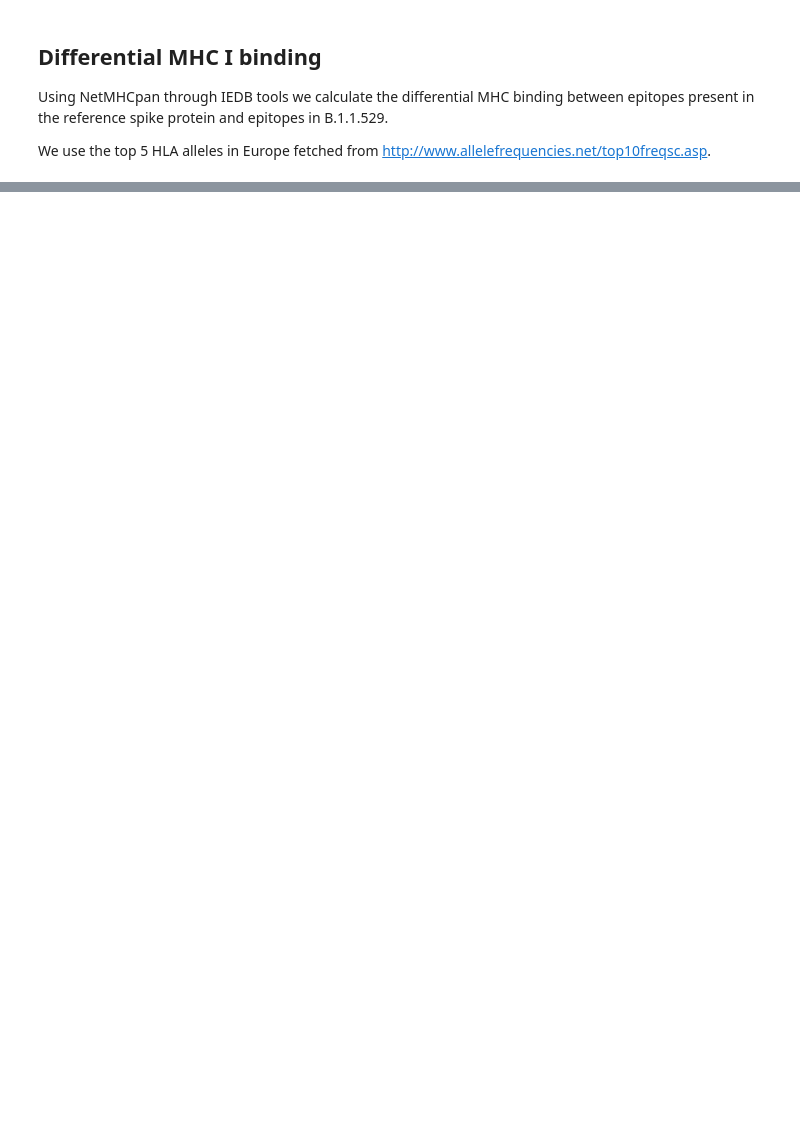
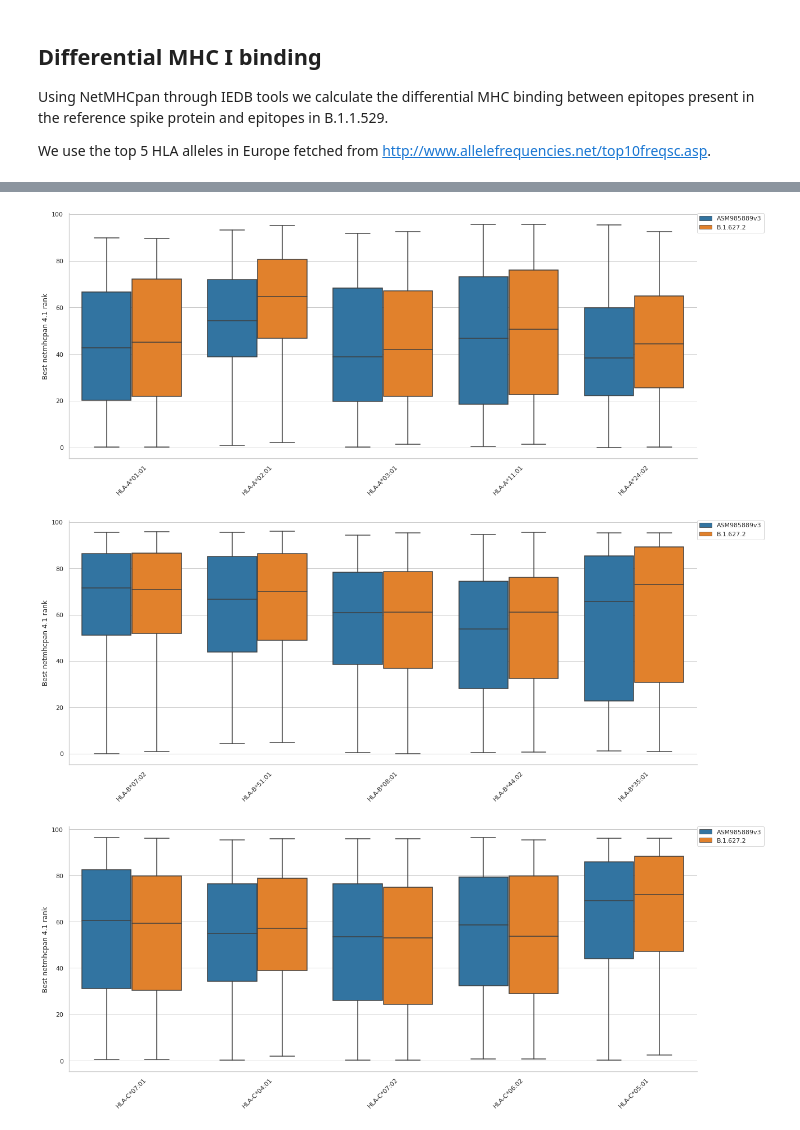
Before and after one commit to TRON-Bioinformatics/covigator-analysis, a Jupyter notebook: jupyter/omicron_variants_analysis/omicron_analysis.ipynb, the cells around one changed output, grey strips where cells are left out. Cells and saved outputs as stored; diff of their text form; code cells hidden in the pictures; blank space fills up the shorter version.

```diff
--- a/jupyter/omicron_variants_analysis/omicron_analysis.ipynb
+++ b/jupyter/omicron_variants_analysis/omicron_analysis.ipynb
@@ -314,0 +620,17 @@ omicron_epitopes.to_csv("omicron_epitopes.csv", index=False)
+# %%
+data = delta_mhc_binding_europe.set_index(["epitope", "homologous_epitope", "hla_allele"])
+data.columns.name = 'var_name'
+data = data.stack()
+data.name = 'value'
+data = data.reset_index()
+data.var_name = data.var_name.transform(
+    lambda x: "ASM985889v3" if x == "mhc_binding" else "B.1.627.2")
+data["gene"] = data.hla_allele.transform(lambda x: x[0:5])
+
+plot_boxplot(data=data[data.gene == "HLA-A"], figname="figure_boxplot_delta_europe_hla_a.png")
+plot_boxplot(data=data[data.gene == "HLA-B"], figname="figure_boxplot_delta_europe_hla_b.png")
+plot_boxplot(data=data[data.gene == "HLA-C"], figname="figure_boxplot_delta_europe_hla_c.png")
+# %% [output]
+[figure, added]
+[figure, added]
+[figure, added]
```
Also changed, not shown: parts of 47 cells of this notebook, 16 other files.
